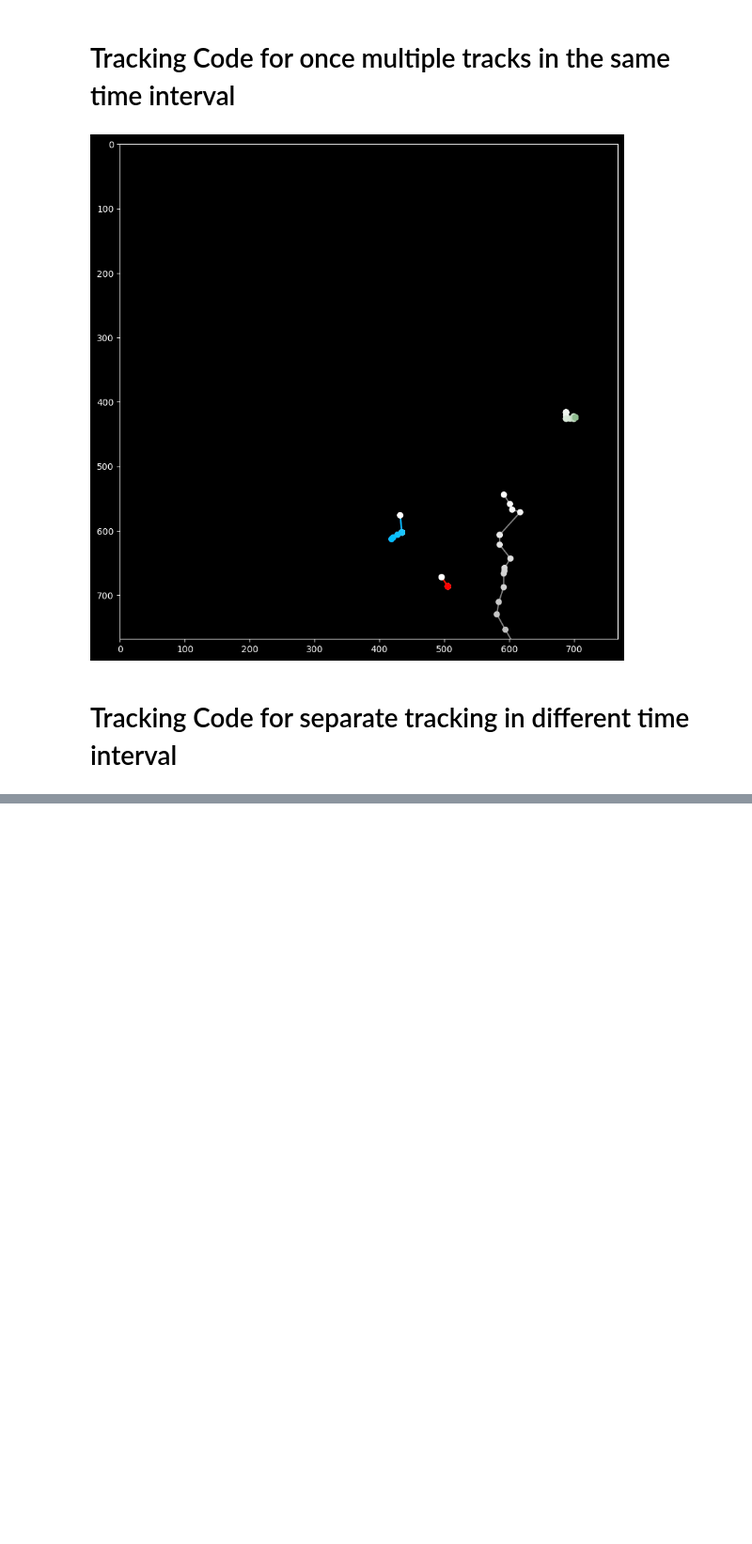
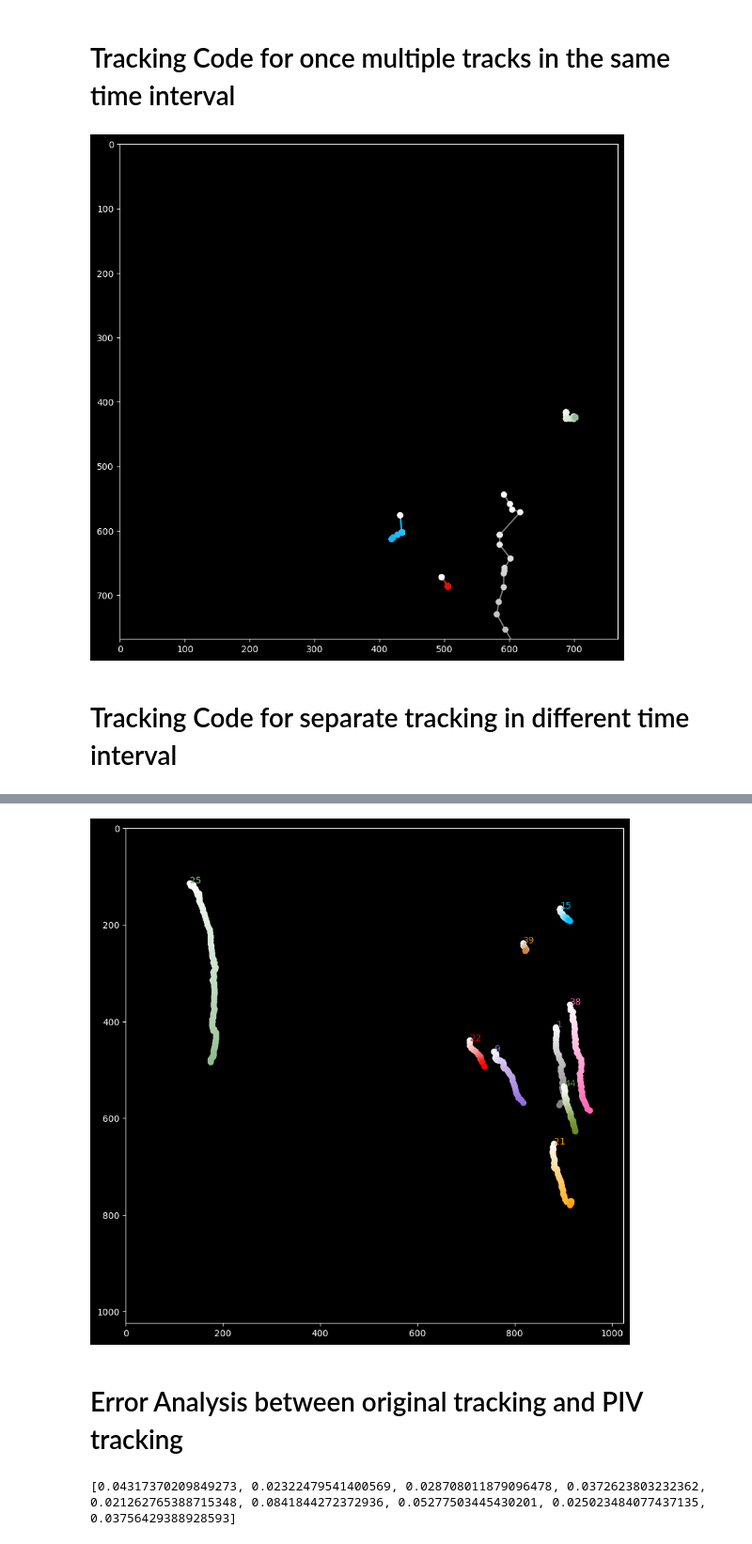
Before and after one commit to rzhou-space/PIV_analysis_headon_data, a Jupyter notebook: Tracking_visualization.ipynb, the cells around one changed output, grey strips where cells are left out. Shown at 94% size. Cells and saved outputs as stored; diff of their text form; code cells hidden in the pictures; blank space fills up the shorter version.

```diff
--- a/Tracking_visualization.ipynb
+++ b/Tracking_visualization.ipynb
@@ -58,0 +88,3 @@ array([ 1,  9, 15, 21, 22, 25, 38, 39, 44], dtype=int64)
+# %%
+# Read csv file.
+track_csv = pandas.read_csv("F:/PhD_Franziska/Headon/Headon_results/v1_slice3/video1_tracking_cleaned.csv")
@@ -58,0 +108,51 @@ array([ 1,  9, 15, 21, 22, 25, 38, 39, 44], dtype=int64)
+# %%
+original_x_track = []
+original_y_track = []
+original_t_track = []
+
+for i in track_id:
+    o_x = track_csv.loc[track_csv["Track"]==str(i)]["X"].tolist()
+    o_y = track_csv.loc[track_csv["Track"]==str(i)]["Y"].tolist()
+    o_t = track_csv.loc[track_csv["Track"]==str(i)]["Frame"].tolist()
+    original_x_track.append(o_x)
+    original_y_track.append(o_y)
+    original_t_track.append(o_t)
+# %%
+plt.style.use('dark_background')
+colors = ["gray", "mediumpurple", "deepskyblue", "orange", "red", "darkseagreen", "hotpink", "peru", "olivedrab", "turquoise"]
+
+plt.figure(figsize=(10, 10))
+for i in range(len(track_id)):
+    # Convert the track into image coordinates.
+    x_cor = original_x_track[i]
+    y_cor = original_y_track[i]
+    t_interval = original_t_track[i]
+    plt.plot(x_cor, y_cor, color=colors[i], zorder=1)
+    cmap = def_cmap(colors[i])
+    plt.scatter(x_cor, y_cor, c=t_interval, zorder=2, cmap=cmap)
+    plt.annotate(str(track_id[i]), xy = (x_cor[0], y_cor[0]), c=colors[i])
+
+plt.xlim(0, 1024)
+plt.ylim(0, 1024)
+plt.gca().invert_yaxis()
+plt.show()
+# %% [output]
+[figure, added]
+# %% [markdown]
+# Error Analysis between original tracking and PIV tracking
+# %%
+mean_error = []
+for i in range(len(track_id)):
+
+    piv_track_pair = np.dstack((piv_x_track[i], piv_y_track[i])) # Combine two 1D arrays into one 2D arrays. --> (1, n, 2) dimensional.
+    original_track_pair = np.dstack((original_x_track[i], original_y_track[i]))
+    tim_step = np.shape(piv_track_pair)[1] # Use the number of time points to normalize. The second dimension of piv_track_pair.
+
+    error_sum = np.sum(np.linalg.norm(piv_track_pair - original_track_pair, axis=2)) # Sum distance betweeen all points in the same track id.
+
+    normal_factor = tim_step*1024
+    mean_error.append(error_sum/normal_factor) # Normalize the error by image length/width and time step.
+
+print(mean_error)
+# %% [output]
+[0.04317370209849273, 0.02322479541400569, 0.028708011879096478, 0.0372623803232362, 0.021262765388715348, 0.0841844272372936, 0.05277503445430201, 0.025023484077437135, 0.03756429388928593]
```
Also changed, not shown: parts of 11 cells of this notebook, 1 other file.
